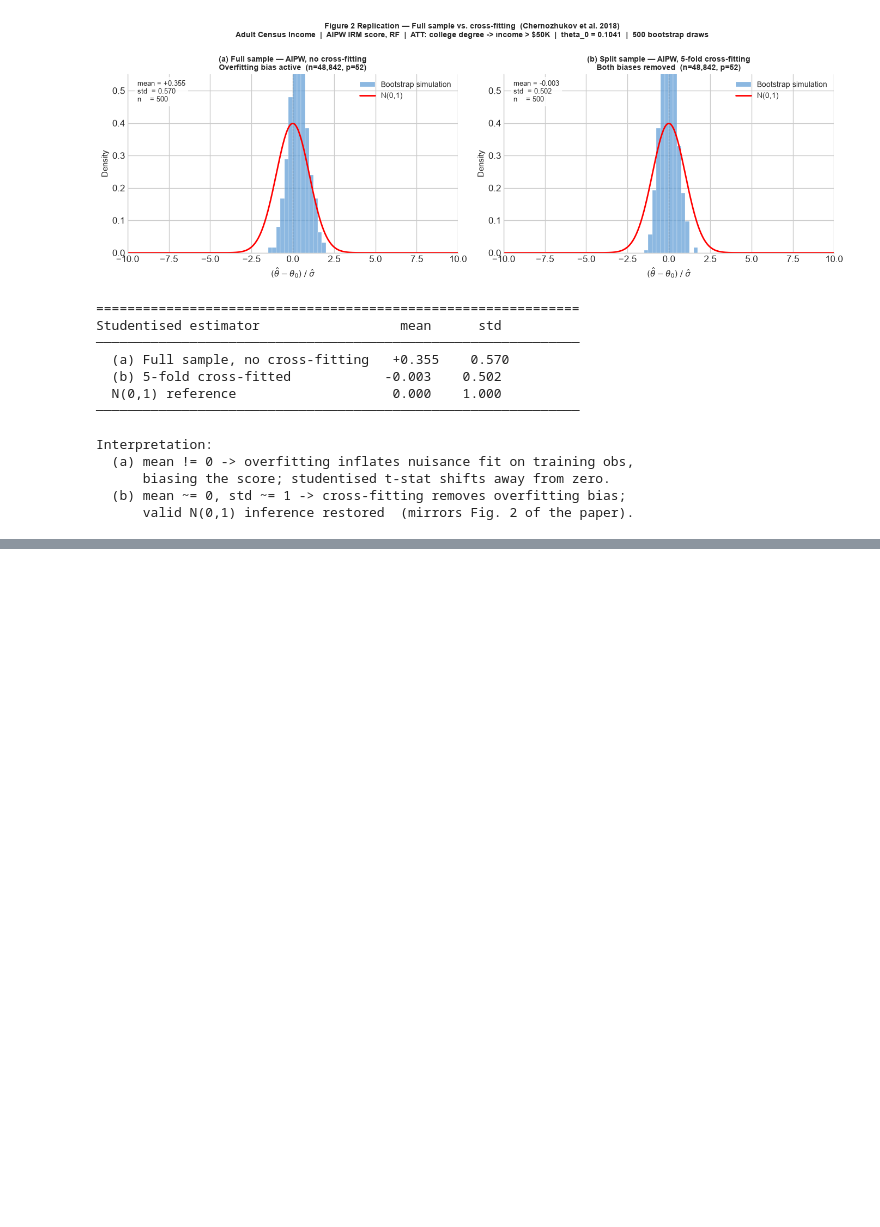
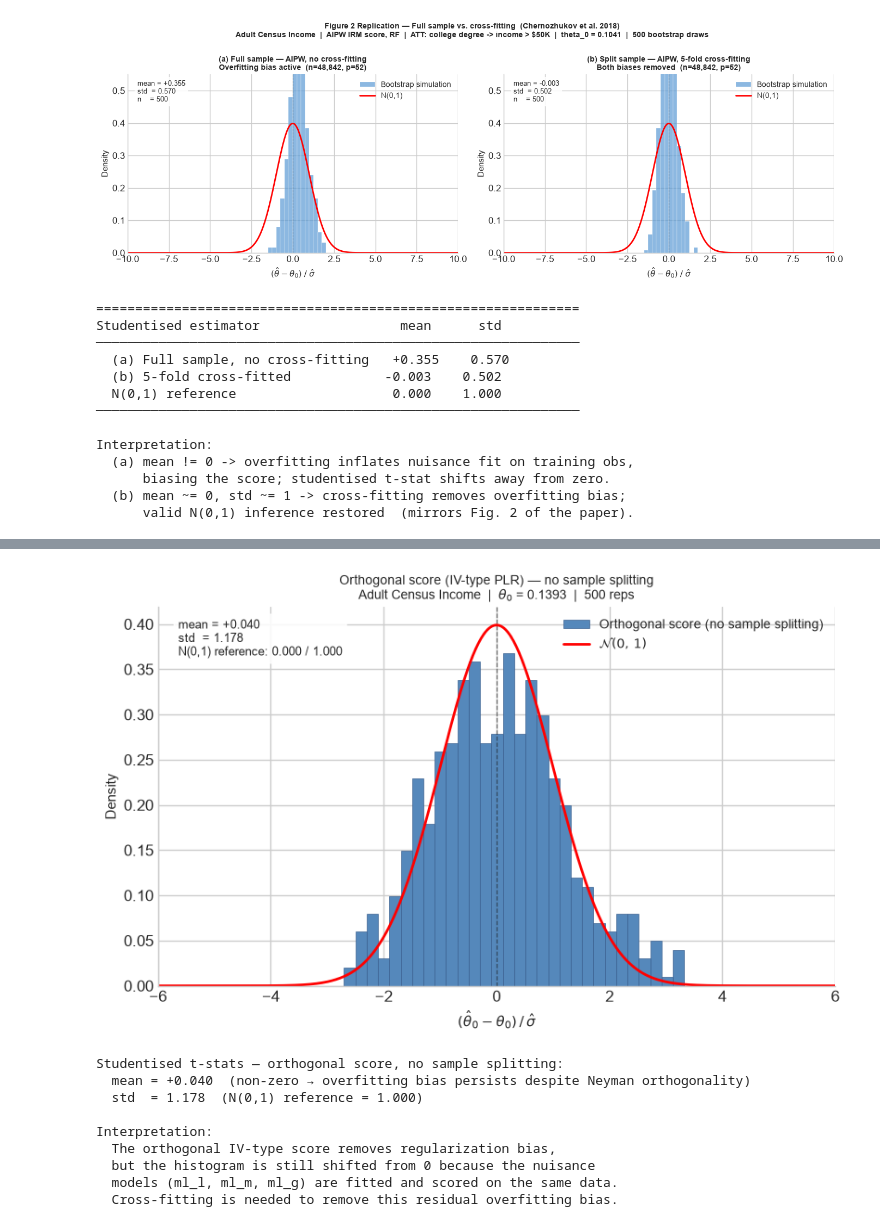
Before and after one commit to FelixZukunft/DML, a Jupyter notebook: dml-scholarship/notebooks/adult_college_dml.ipynb, the cells around one changed output, grey strips where cells are left out. Saved outputs shown, nothing was run; the diff lists cells and outputs as text; code cells hidden in the pictures; blank space fills up the shorter version.

```diff
--- a/dml-scholarship/notebooks/adult_college_dml.ipynb
+++ b/dml-scholarship/notebooks/adult_college_dml.ipynb
@@ -3343,0 +3397,72 @@ print(f'  std  = {t_stats.std():.3f}  (N(0,1) reference = 1.000)')
+# %%
+# =============================================================================
+# Figure — orthogonal IV-type score, no sample splitting (plot only)
+# Simulation already complete: theta_orth_nosplit, se_orth_nosplit, theta0_os
+# FIX: removed spurious stat= kwarg — density=True is the correct matplotlib arg
+# =============================================================================
+
+t_stats = (theta_orth_nosplit - theta0_os) / se_orth_nosplit
+t_stats = t_stats[np.isfinite(t_stats)]
+
+fig, ax = plt.subplots(figsize=(8, 5), constrained_layout=True)
+
+ax.hist(t_stats,
+        bins=30,
+        density=True,          # <-- this is the only density control needed
+        color='#5588bb',
+        edgecolor='#3a6090',
+        linewidth=0.5,
+        label='Orthogonal score (no sample splitting)')
+
+ax.axvline(0.0, color='k', linewidth=0.9, linestyle='--', alpha=0.6)
+
+xx = np.linspace(-6, 6, 500)
+ax.plot(xx, stats.norm.pdf(xx),
+        color='red', linewidth=2.0,
+        label=r'$\mathcal{N}(0,\,1)$')
+
+ax.legend(loc='upper right', fontsize=10)
+ax.set_xlim([-6.0, 6.0])
+ax.set_xlabel(r'$(\hat{\theta}_0 - \theta_0)\,/\,\hat{\sigma}$', fontsize=11)
+ax.set_ylabel('Density', fontsize=11)
+ax.set_title(
+    f'Orthogonal score (IV-type PLR) — no sample splitting\n'
+    f'Adult Census Income  |  '
+    r'$\theta_0$' + f' = {theta0_os:.4f}  |  {len(t_stats)} reps',
+    fontsize=10
+)
+ax.spines[['top', 'right']].set_visible(False)
+ax.set_facecolor('white')
+fig.patch.set_facecolor('white')
+
+ax.text(0.03, 0.97,
+        f'mean = {t_stats.mean():+.3f}\n'
+        f'std  = {t_stats.std():.3f}\n'
+        f'N(0,1) reference: 0.000 / 1.000',
+        transform=ax.transAxes, va='top', ha='left', fontsize=9,
+        bbox=dict(boxstyle='round,pad=0.35', facecolor='white', alpha=0.88))
+
+plt.savefig('orth_nosplit.png', dpi=150, bbox_inches='tight')
+plt.show()
+
+print(f'\nStudentised t-stats — orthogonal score, no sample splitting:')
+print(f'  mean = {t_stats.mean():+.3f}  '
+      f'(non-zero → overfitting bias persists despite Neyman orthogonality)')
+print(f'  std  = {t_stats.std():.3f}  '
+      f'(N(0,1) reference = 1.000)')
+print(f'\nInterpretation:')
+print(f'  The orthogonal IV-type score removes regularization bias,')
+print(f'  but the histogram is still shifted from 0 because the nuisance')
+print(f'  models (ml_l, ml_m, ml_g) are fitted and scored on the same data.')
+print(f'  Cross-fitting is needed to remove this residual overfitting bias.')
+# %% [output]
+[figure, added]
+Studentised t-stats — orthogonal score, no sample splitting:
+  mean = +0.040  (non-zero → overfitting bias persists despite Neyman orthogonality)
+  std  = 1.178  (N(0,1) reference = 1.000)
+
+Interpretation:
+  The orthogonal IV-type score removes regularization bias,
+  but the histogram is still shifted from 0 because the nuisance
+  models (ml_l, ml_m, ml_g) are fitted and scored on the same data.
+  Cross-fitting is needed to remove this residual overfitting bias.
```
Also changed, not shown: parts of 9 cells of this notebook.
